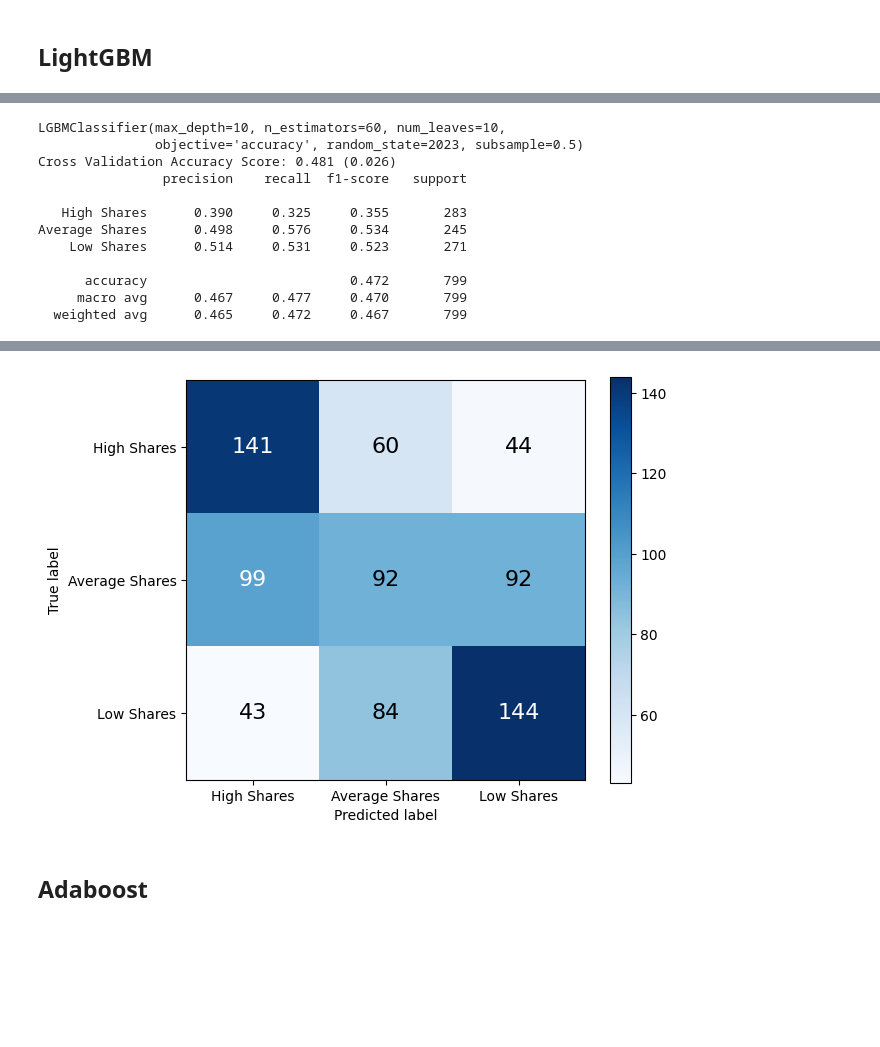
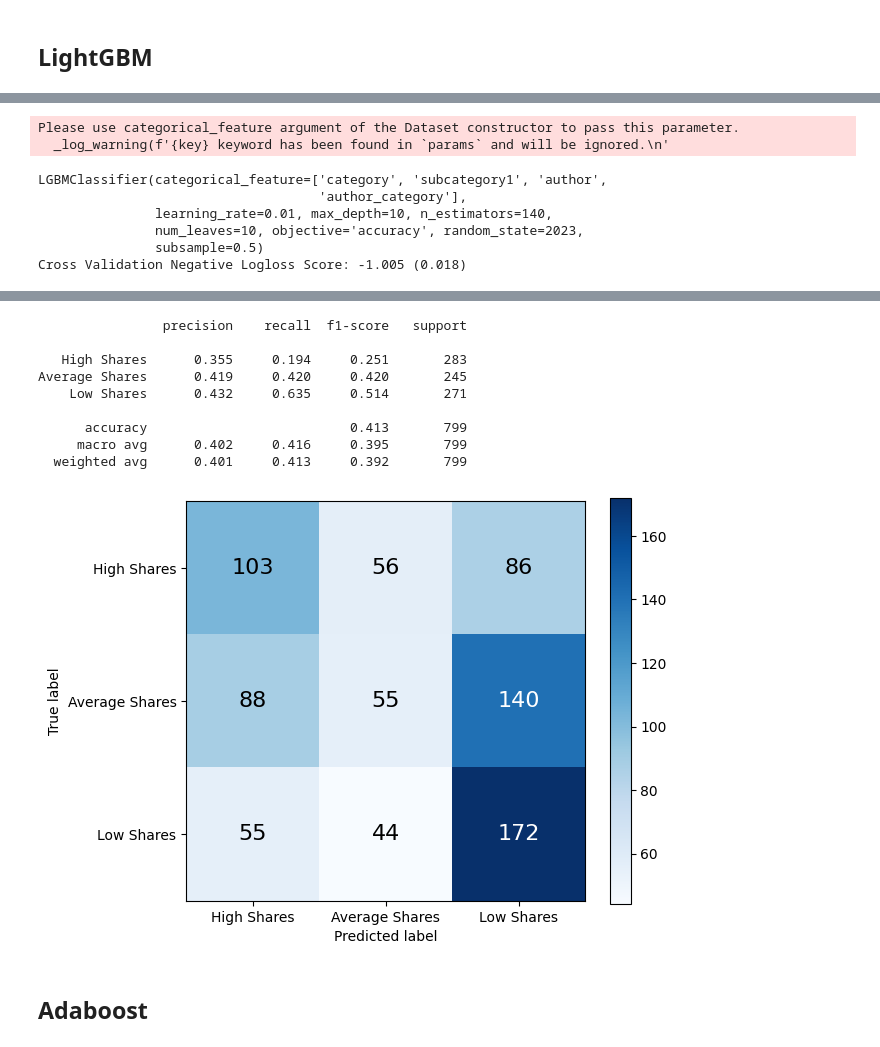
Before and after one commit to ChuanPoYan/IS4242-Project, a Jupyter notebook: The Smart Local Modelling.ipynb, the cells around one changed output, grey strips where cells are left out. Cells and saved outputs as stored; diff of their text form; code cells hidden in the pictures; blank space fills up the shorter version.

Commit message:
Changed dataset for Catboost and Lightgbm

```diff
--- a/The Smart Local Modelling.ipynb
+++ b/The Smart Local Modelling.ipynb
@@ -443,14 +458,16 @@ pickle.dump(rf_best_model, open('./dataset/Model/rf_best_model.pkl', 'wb'))
 # %%
 cb_base_model = cb.CatBoostClassifier(
     objective='MultiClass',
+    cat_features=categorical_cols,
+    allow_writing_files=False,
     random_state=rand_state,
     verbose=False
 )
 print(cb_base_model.get_params())
 
-get_mean_cvs(cb_base_model, X_train, y_train)
+get_mean_cvs(cb_base_model, X_train_tree, y_train_tree)
 
-cb_base_model.fit(X_train, y_train, verbose=False)
-y_pred_cb_base = cb_base_model.predict(X_test)
-evaluate_model(y_test, y_pred_cb_base)
+cb_base_model.fit(X_train_tree, y_train_tree, verbose=False)
+y_pred_cb_base = cb_base_model.predict(X_test_tree)
+evaluate_model(y_test_tree, y_pred_cb_base)
 # %% [output]
@@ -469,6 +486,6 @@ Average Shares      0.496     0.555     0.524       245
 # %%
 cb_GS = GridSearchCV(
-    cb.CatBoostClassifier(objective='MultiClass', random_state=rand_state, verbose=False),
+    cb.CatBoostClassifier(objective='MultiClass', cat_features=categorical_cols, random_state=rand_state, verbose=False),
     {
         'depth': [2, 5, 10],
         'n_estimators': [60, 100, 140],
@@ -477,14 +494,14 @@ cb_GS = GridSearchCV(
     },
     n_jobs=multiprocessing.cpu_count())
 
-cb_GS = cb_GS.fit(X_train, y_train)
+cb_GS = cb_GS.fit(X_train_tree, y_train_tree)
 
 cb_best_model = cb_GS.best_estimator_
 print(cb_best_model.get_params())
 
-get_mean_cvs(cb_best_model, X_train, y_train)
+get_mean_cvs(cb_best_model, X_train_tree, y_train_tree)
 
-cb_best_model.fit(X_train, y_train)
-y_pred_cb_best = cb_best_model.predict(X_test)
-evaluate_model(y_test, y_pred_cb_best)
+cb_best_model.fit(X_train_tree, y_train_tree)
+y_pred_cb_best = cb_best_model.predict(X_test_tree)
+evaluate_model(y_test_tree, y_pred_cb_best)
 # %% [output]
@@ -506,0 +534,2 @@ pickle.dump(cb_best_model, open('./dataset/Model/cb_best_model.pkl', 'wb'))
+# %%
+lgb_base_model.fit(X_train_tree, y_train_tree, categorical_feature=categorical_cols)
@@ -507,13 +542,14 @@ pickle.dump(cb_best_model, open('./dataset/Model/cb_best_model.pkl', 'wb'))
 # %%
 lgb_base_model = lgb.LGBMClassifier(
     objective='accuracy',
+    categorical_feature=categorical_cols,
     random_state=rand_state
 )
 print(lgb_base_model)
 
-get_mean_cvs(lgb_base_model, X_train, y_train)
+get_mean_cvs(lgb_base_model, X_train_tree, y_train_tree, fit_params={'categorical_feature': categorical_cols})
 
-lgb_base_model.fit(X_train, y_train)
-y_pred_lgb_base = lgb_base_model.predict(X_test)
-evaluate_model(y_test, y_pred_lgb_base)
+lgb_base_model.fit(X_train_tree, y_train_tree, categorical_feature=categorical_cols)
+y_pred_lgb_base = lgb_base_model.predict(X_test_tree)
+evaluate_model(y_test_tree, y_pred_lgb_base)
 # %% [output]
@@ -532,6 +572,6 @@ Average Shares      0.474     0.559     0.513       245
 # %%
 lgb_GS = GridSearchCV(
-    lgb.LGBMClassifier(objective='accuracy', random_state=rand_state),
+    lgb.LGBMClassifier(objective='accuracy', categorical_feature=categorical_cols, random_state=rand_state),
     {
         'max_depth': [2, 5, 10],
         'n_estimators': [60, 100, 140],
@@ -541,26 +581,22 @@ lgb_GS = GridSearchCV(
     },
     n_jobs=multiprocessing.cpu_count())
 
-lgb_GS = lgb_GS.fit(X_train, y_train)
+lgb_GS = lgb_GS.fit(X_train_tree, y_train_tree, categorical_feature=categorical_cols)
 
 lgb_best_model = lgb_GS.best_estimator_
 print(lgb_best_model)
 
-get_mean_cvs(lgb_best_model, X_train, y_train)
+get_mean_cvs(lgb_best_model, X_train_tree, y_train_tree, fit_params={'categorical_feature': categorical_cols})
 
-lgb_base_model.fit(X_train, y_train)
-y_pred_lgb_best = lgb_best_model.predict(X_test)
-evaluate_model(y_test, y_pred_lgb_best)
+lgb_best_model.fit(X_train_tree, y_train_tree, categorical_feature=categorical_cols)
+y_pred_lgb_best = lgb_best_model.predict(X_test_tree)
+evaluate_model(y_test_tree, y_pred_lgb_best)
 # %% [output]
-LGBMClassifier(max_depth=10, n_estimators=60, num_leaves=10,
-               objective='accuracy', random_state=2023, subsample=0.5)
-Cross Validation Accuracy Score: 0.481 (0.026)
-                precision    recall  f1-score   support
-
-   High Shares      0.390     0.325     0.355       283
-Average Shares      0.498     0.576     0.534       245
-    Low Shares      0.514     0.531     0.523       271
-
-      accuracy                          0.472       799
-     macro avg      0.467     0.477     0.470       799
-  weighted avg      0.465     0.472     0.467       799
+Please use categorical_feature argument of the Dataset constructor to pass this parameter.
+  _log_warning(f'{key} keyword has been found in `params` and will be ignored.\n'
+LGBMClassifier(categorical_feature=['category', 'subcategory1', 'author',
+                                    'author_category'],
+               learning_rate=0.01, max_depth=10, n_estimators=140,
+               num_leaves=10, objective='accuracy', random_state=2023,
+               subsample=0.5)
+Cross Validation Negative Logloss Score: -1.005 (0.018)
@@ -567,4 +605,13 @@ Average Shares      0.498     0.576     0.534       245
+                precision    recall  f1-score   support
+
+   High Shares      0.355     0.194     0.251       283
+Average Shares      0.419     0.420     0.420       245
+    Low Shares      0.432     0.635     0.514       271
+
+      accuracy                          0.413       799
+     macro avg      0.402     0.416     0.395       799
+  weighted avg      0.401     0.413     0.392       799
-[figure, old version]
+[figure, new version]
 # %%
 pickle.dump(lgb_best_model, open('./dataset/Model/lgb_best_model.pkl', 'wb'))
 # %% [markdown]
```
Also changed, not shown: parts of 14 cells of this notebook, 23 other files.
